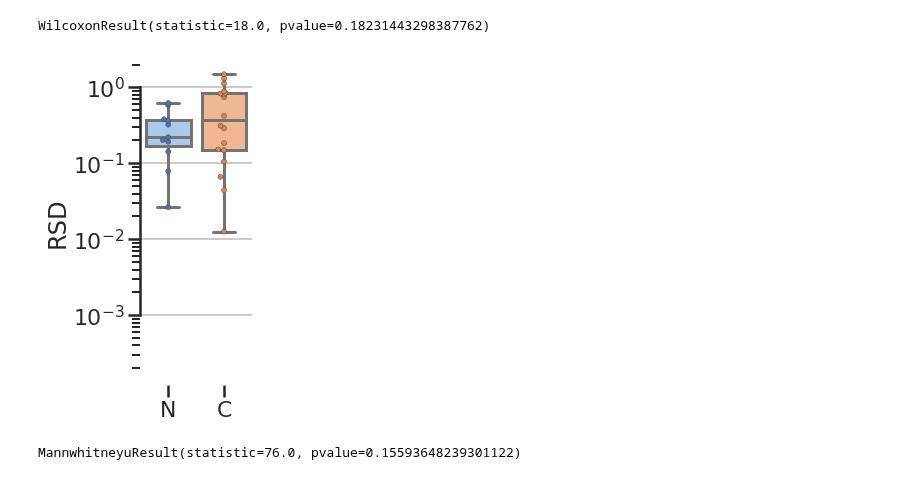
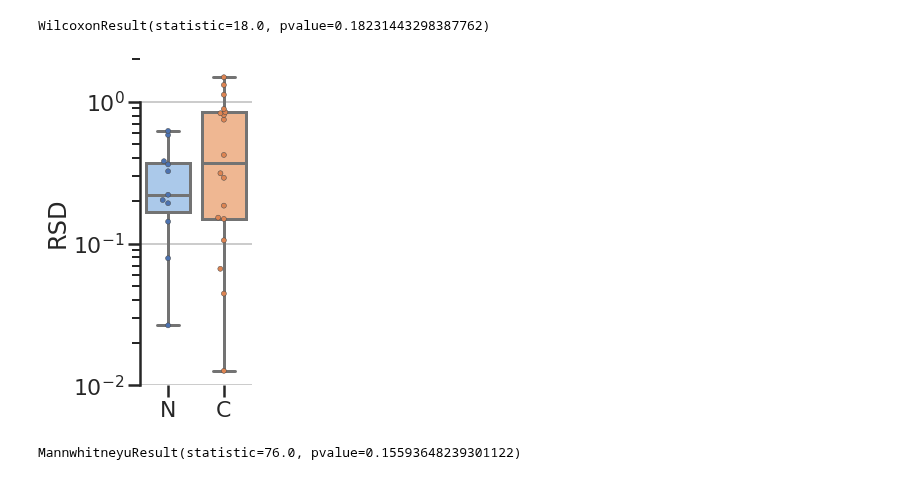
Before and after one commit to charleshouston/ion-channel-ABC, a Jupyter notebook: docs/examples/Nygren/compare_models_ito.ipynb, the cells around one changed output. Cells and saved outputs as stored; diff of their text form; code cells hidden in the pictures.

Commit message:
Comparison notebooks for figures for each channel

```diff
--- a/docs/examples/Nygren/compare_models_ito.ipynb
+++ b/docs/examples/Nygren/compare_models_ito.ipynb
@@ -209,32 +211,33 @@ df_reported = pd.concat([nyg_reported, cou])
 # %%
 sns.set(style="ticks")
 sns.set_context('poster')
 
 # Initialize the figure
 f, ax = plt.subplots(figsize=(2, 6))
 
 # Plot the orbital period with horizontal boxes
 sns.boxplot(x='model', y='CV', data=df_reported,
             palette="pastel", whis="range")
 
 # Add in points to show each observation
 sns.swarmplot(x='model', y='CV', data=df_reported,
               linewidth=0.5)
 
 # Tweak the visual presentation
 ax.yaxis.grid(True)
 ax.set(ylabel="RSD")
 ax.set_yscale('log')
+ax.set_ylim([0.01, 2])
 ax.set(xlabel="")
 sns.despine(trim=True, bottom=True)
 
 # statistical annotation
 #x1, x2 = 0, 1   # columns
 #y, h, col = df_reported['CV'].max() + 0.1, 0.1, 'k'
 #plt.plot([x1, x1, x2, x2], [y, y+h, y+h, y], lw=1.5, c=col)
 #plt.text((x1+x2)*.5, y+h, "p = 0.29", ha='center', va='bottom', color=col)
 # %% [output]
-[figure, old version]
+[figure, new version]
 # %%
 ss.mannwhitneyu(df_reported[df_reported.model=='N'].CV, df_reported[df_reported.model=='C'].CV)
 # %% [output]
```
Also changed, not shown: parts of 15 cells of this notebook.
